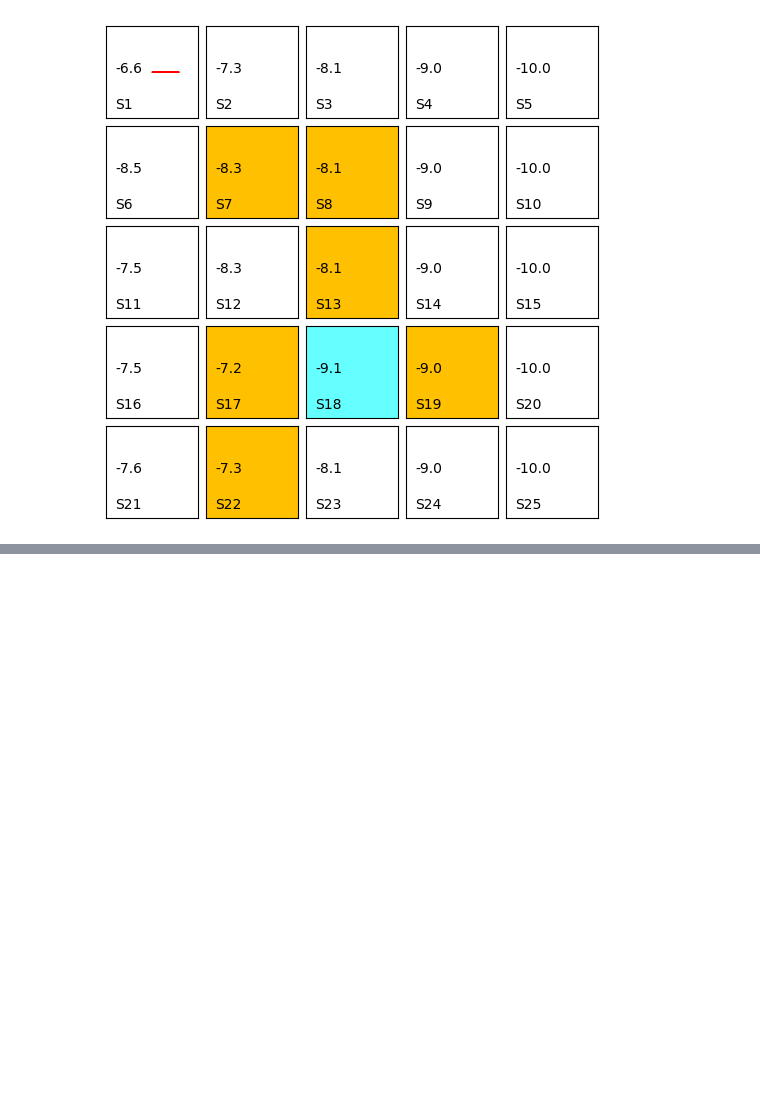
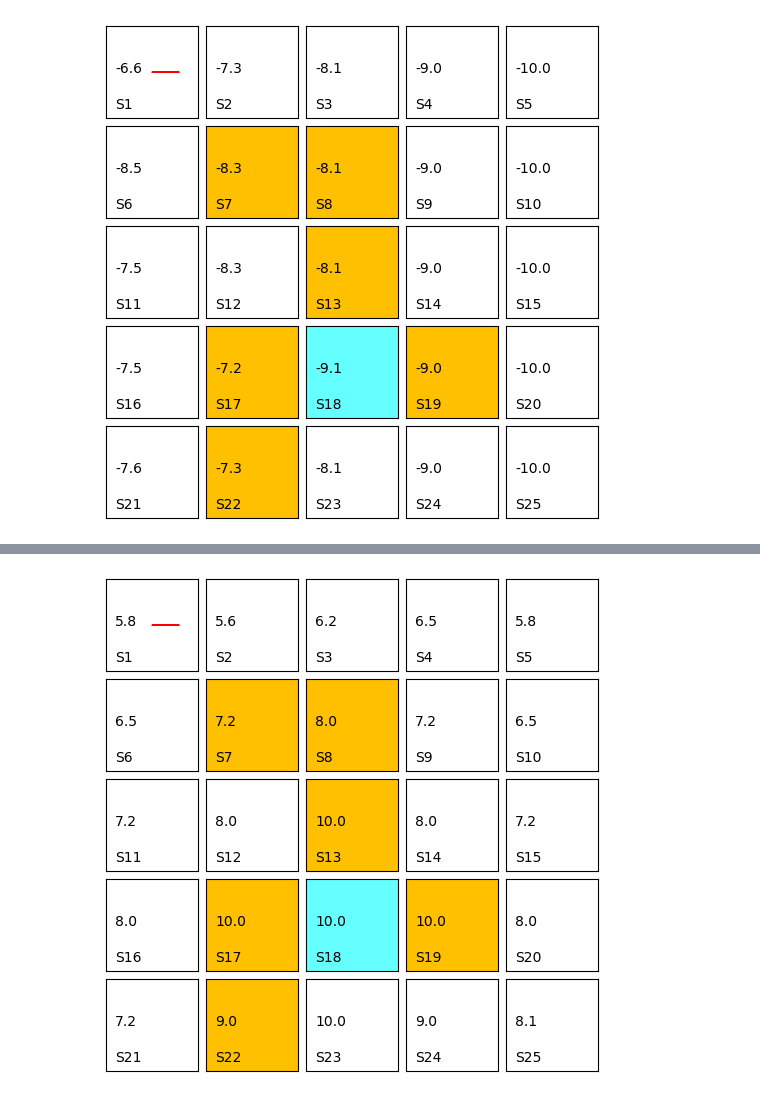
Before and after one commit to icuic/math_of_rl, a Jupyter notebook: RL.ipynb, the cells around one changed output, grey strips where cells are left out. Cells and saved outputs as stored; diff of their text form; code cells hidden in the pictures; blank space fills up the shorter version.

```diff
--- a/RL.ipynb
+++ b/RL.ipynb
@@ -7,4 +4,0 @@ y = np.sin(x)
-# %%
-fig, ax = plt.subplots()
-ax.plot(x, y)
-plt.show()
@@ -146,11 +119,11 @@ g.value(v)
 # %%
-def bellman_iterative_solution(r_pi, gama, transition_matrix, v_init, deta):
+def bellman_iterative_solution(r_pi, gamma, transition_matrix, v_init, deta):
     v_old = v_init
     i = 0
 
     while True:
         i = i + 1
-        v_new = r_pi + gama * np.dot(transition_matrix, v_old)
+        v_new = r_pi + gamma * np.dot(transition_matrix, v_old)
 
         if abs(np.all(np.absolute(v_new - v_old) < deta)):
             print(i)
@@ -165,7 +138,7 @@ para = {"rows" : 5,
         "columns" : 5,
         "obs" : (7, 8, 13, 17, 19, 22),
         "end" : 18,
-        "gama" : 0.9,
+        "gamma" : 0.9,
         "deta" : 0.001}
 
 total_state = para["rows"] * para["columns"]
@@ -214,10 +187,7 @@ v_init = np.zeros(25)
 g = gridEnv(para["rows"], para["columns"], para["obs"], para["end"])
 g.iter()
 
-v = bellman_iterative_solution(r, para["gama"], p, v_init, para["deta"])
-
-# v = np.linalg.inv(np.eye(total_state) - para["gama"] * p).dot(r)
-# v = np.round(v, 1)
+v = bellman_iterative_solution(r, para["gamma"], p, v_init, para["deta"])
 
 g.value(v)
 # %% [output]
@@ -225,0 +199,75 @@ g.value(v)
+# %%
+def BOE(**para):
+    total_state = para["rows"] * para["columns"]
+    v_old = np.zeros(total_state)
+
+    while True:
+        # policy update
+        v_new = np.zeros(total_state)    # 本轮迭代完成之后，各状态最大的q(s, a)，[q(s1, a), q(s2, a), ...]
+        a = np.zeros(total_state)        # 本轮迭代完成之后，各状态使q(s, a)最大的a，[a, a, ...]
+
+        # 依次扫描各状态，每扫描一次，v_new 和 a 分别新增一个元素
+        for i in range(para["rows"]):
+            for j in range(para["columns"]):
+                q = []  # 用于存放当前状态s下，对于各个动作a的q值，即动作价值函数q(s, a)，[q(s, a1), q(s, a2), q(s, a3),...]
+
+                for _a in ((-1, 0), (0, 1), (1, 0), (0, -1), (0, 0)):    # 上、右、下、左、原地不动
+                    ii = i + _a[0]  # (ii, jj)为执行动作 _a 之后新的坐标
+                    jj = j + _a[1]
+
+                    id_old = para["columns"] * i + j    # 执行动作 _a 之前的状态序号，即s1/s2...中的序号1/2...
+                    id_new = para["columns"] * ii + jj  # 执行动作 _a 之后的状态序号，即s1/s2...中的序号1/2...，此值可能越界，使用之前需判断
+
+                    r = 0                               # r 为即时奖励
+                    v = 0                               # 用于计算 q(s, a)
+
+                    if ii < 0 or ii > (para["rows"] - 1) or \
+                        jj < 0 or jj > (para["columns"] - 1):   # 越界弹回
+                        r = para["reward_forbid"]
+                        v = v_old[id_old]
+                    elif (id_new + 1) in para["obs"]:         # forbidden aera
+                        r = para["reward_forbid"]
+                        v = v_old[id_new]
+                    elif (id_new + 1) == para["end"]:         # 到达目标
+                        r = para["reward_end"]
+                        v = v_old[id_new]
+                    else:                               # 其它
+                        r = 0
+                        v = v_old[id_new]
+
+                    q_sa = r + para["gamma"] * v
+                    q.append(q_sa)
+
+                v_new[id_old] = max(q)
+                a[id_old] = q.index(max(q))
+
+        # value update
+        if max(abs(v_new - v_old)) < para["deta"]:
+            return (v_new, a)
+            break
+
+        if np.all(np.absolute(v_new - v_old) < para["deta"]):
+            return (v_new, a)
+            break
+
+        v_old = v_new
+
+
+para = {"rows" : 5,
+    "columns" : 5,
+    "obs" : (7, 8, 13, 17, 19, 22),
+    "end" : 18,
+    "gamma" : 0.9,
+    "deta" : 0.001,
+    "reward_forbid" : -1,
+    "reward_end" : 1}
+
+
+g = gridEnv(para["rows"], para["columns"], para["obs"], para["end"])
+g.iter()
+
+v, a = BOE(**para)
+g.value(v)
+
+print(a)
+# %% [output]
@@ -225,0 +276 @@ g.value(v)
+[figure, added]
```
Also changed, not shown: parts of 10 cells of this notebook.
